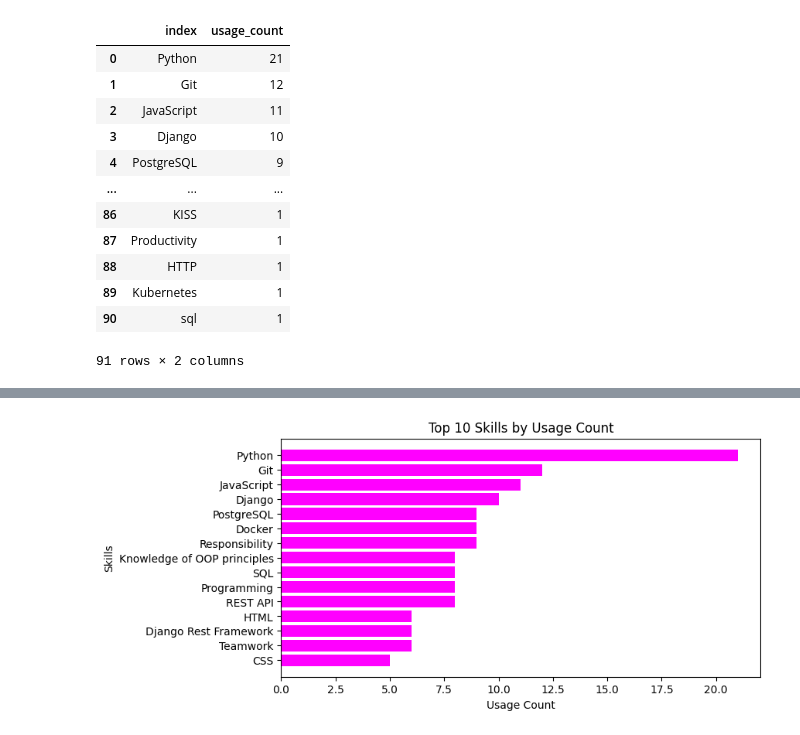
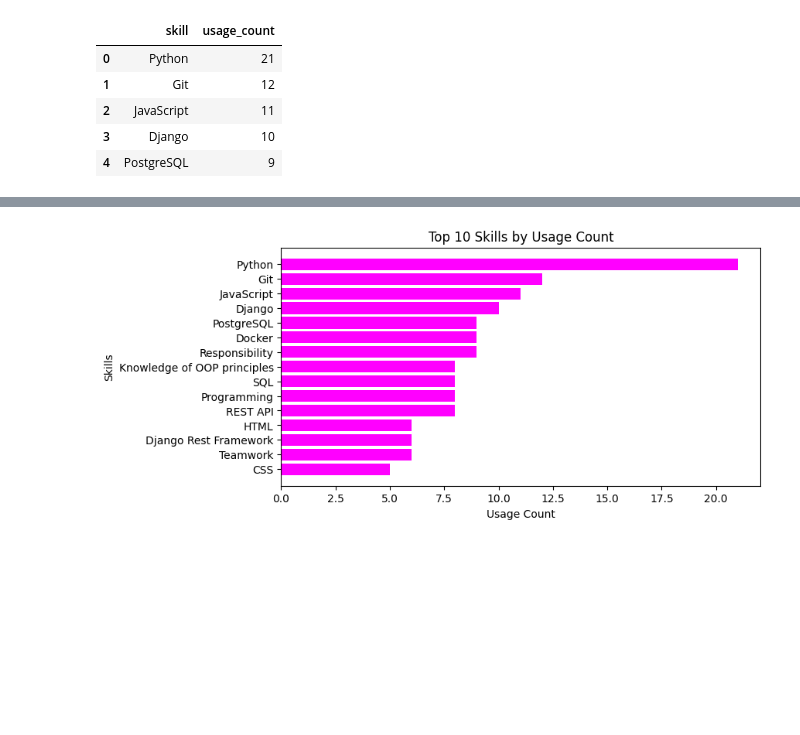
Before and after one commit to alonasorochynska/most-demand-technologies, a Jupyter notebook: analytics/main.ipynb, the cells around one changed output, grey strips where cells are left out. Cells and saved outputs as stored; diff of their text form; code cells hidden in the pictures; blank space fills up the shorter version.

```diff
--- a/analytics/main.ipynb
+++ b/analytics/main.ipynb
@@ -77,31 +77,25 @@ translated_df
 # %%
 from collections import Counter
 
 
 skills_counter = Counter()
 
 for skills_str in translated_df['skills']:
     skills_list = [skill.strip() for skill in skills_str.split(',')]
     skills_counter.update(skills_list)
 
 skills_df = pd.DataFrame.from_dict(skills_counter, orient='index', columns=['usage_count'])
 
 skills_df = skills_df.sort_values(by='usage_count', ascending=False).reset_index()
-skills_df
+skills_df = skills_df.rename(columns={'index': 'skill'})
+skills_df.head()
 # %% [output]
-|  | index | usage_count |
+|  | skill | usage_count |
 | 0 | Python | 21 |
 | 1 | Git | 12 |
 | 2 | JavaScript | 11 |
 | 3 | Django | 10 |
 | 4 | PostgreSQL | 9 |
-| ... | ... | ... |
-| 86 | KISS | 1 |
-| 87 | Productivity | 1 |
-| 88 | HTTP | 1 |
-| 89 | Kubernetes | 1 |
-| 90 | sql | 1 |
-91 rows × 2 columns
 # %%
 import matplotlib.pyplot as plt
 from wordcloud import WordCloud
```
Also changed, not shown: parts of 8 cells of this notebook.
